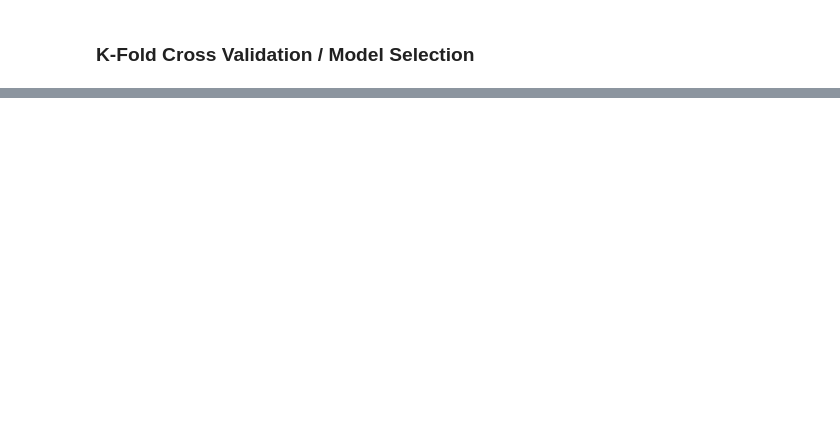
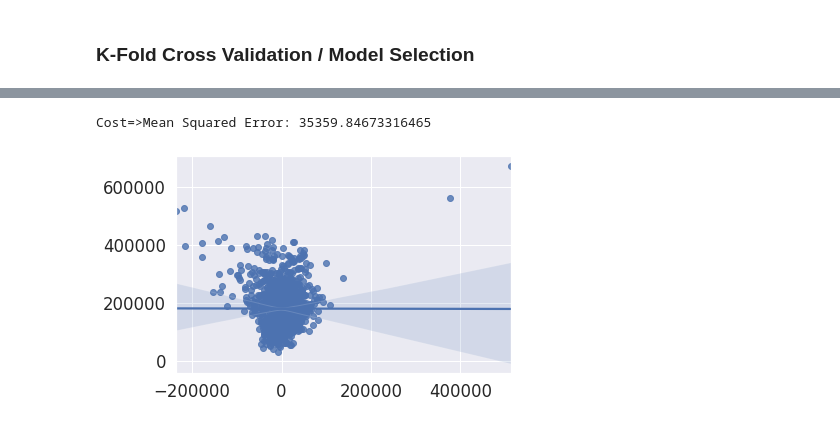
Before and after one commit to Rumsha001/ML-Project, a Jupyter notebook: RealEstate_Project.ipynb, the cells around one changed output, grey strips where cells are left out. Drawn from its saved outputs; the diff is of its cells as text; code cells hidden in the pictures; blank space fills up the shorter version.

```diff
--- a/RealEstate_Project.ipynb
+++ b/RealEstate_Project.ipynb
@@ -323,7 +333,7 @@ enc_df_test.columns = [ f'Qual {i+1}' for i in range(10)]
 
 # merge with main df on key values
 df_train = df_train.join(enc_df_train)
-df_train.drop(['OverallQual'], axis=1)
+df_train = df_train.drop(['OverallQual'], axis=1)
 
 df_test = df_test.join(enc_df_test)
-df_train.drop(['OverallQual'], axis=1)
+df_test = df_test.drop(['OverallQual'], axis=1)
@@ -387,0 +366,20 @@ Accuracy: 79.49%
+# %%
+
+
+
+# regression results
+print(f'Coefficients: {model_kfold.coef_}\n')
+# variance score: 100 means perfect prediction
+print('Score b/w Actual vs Predicted On Test Data: {}\n'.format(model_kfold.score(df_test_x, df_test_y)))
+# Y intercept
+print(f'Linear Regression - Intercept: {model_kfold.intercept_} \n')
+
+
+#pridict value of Y's with respect of values of X's
+y_predicted = model_kfold.predict(df_test_x)
+
+#predicted Vs Actual
+df = pd.DataFrame([y_predicted.reshape(1,-1)[0],df_test_y.values.reshape(1,-1)[0]]).T
+df.columns = ['Predicted','Actual']
+df['residual'] = df['Predicted'] - df['Actual']
+print(df.head(5))
@@ -387,0 +403,9 @@ Accuracy: 79.49%
+# %%
+# Calculate Mean Square Error
+
+root_mean_error = sqrt(mean_squared_error(df_test_y,y_predicted))
+print(f"Cost=>Mean Squared Error: {root_mean_error}")#plot
+ax = sns.regplot(x=df['residual'].values, y=df['Predicted'].values)
+# %% [output]
+Cost=>Mean Squared Error: 35359.84673316465
+[figure, added]
```
Also changed, not shown: parts of 18 cells of this notebook.
